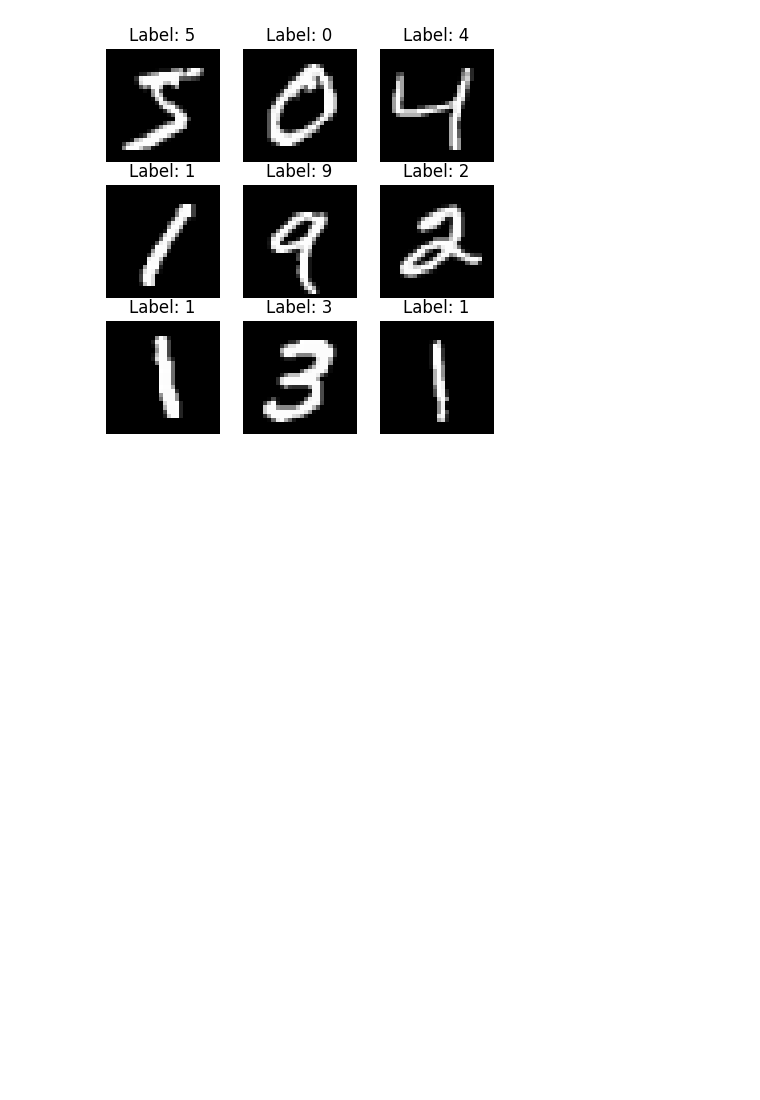
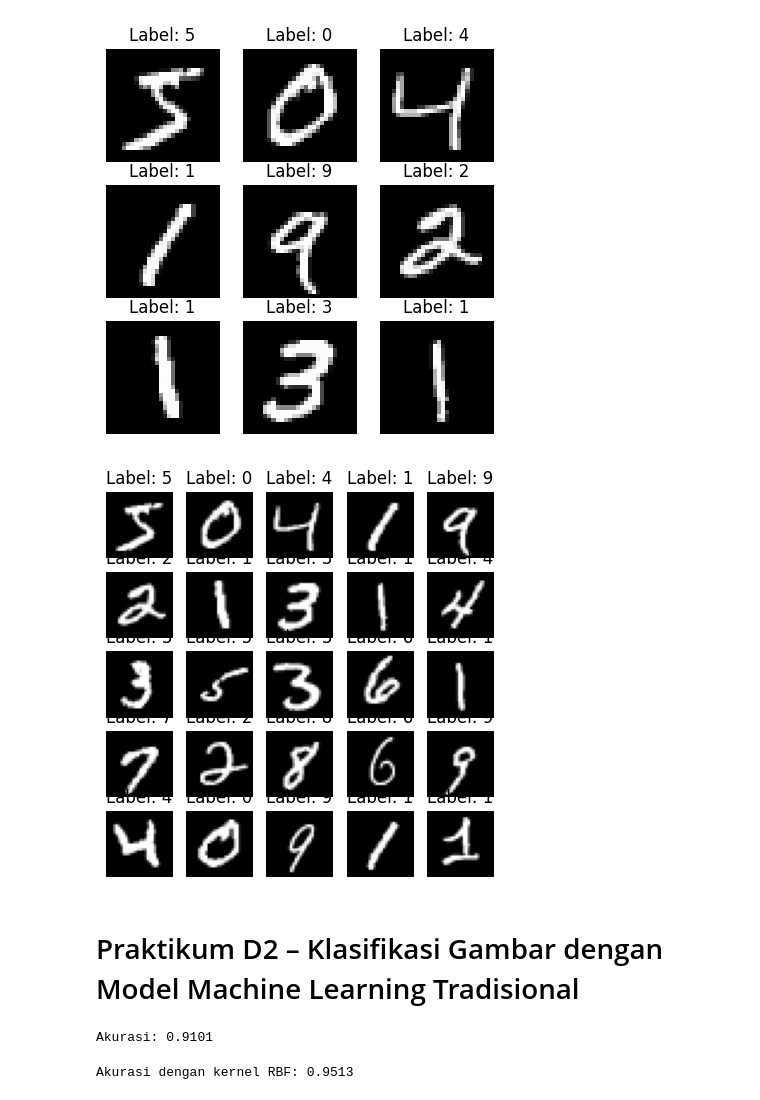
Before and after one commit to SalRez0810/2025_Computer_Vision_TI_2A, a Jupyter notebook: Praktikum_02.ipynb, the cells around one changed output. Saved outputs shown, nothing was run; the diff lists cells and outputs as text; code cells hidden in the pictures; blank space fills up the shorter version.

```diff
--- a/Praktikum_02.ipynb
+++ b/Praktikum_02.ipynb
@@ -20,3 +20,55 @@ for i in range(9):
 plt.show()
 # %% [output]
 [figure]
+# %%
+import numpy as np
+import matplotlib.pyplot as plt
+from tensorflow.keras.datasets import mnist
+
+#Load data
+(x_train, y_train), (x_test, y_test) = mnist.load_data()
+
+#Tampilkan contoh
+plt.figure(figsize=(5,5))
+for i in range(25):
+  plt.subplot(5,5,i+1)
+  plt.imshow(x_train[i], cmap='gray')
+  plt.title(f"Label: {y_train[i]}")
+  plt.axis('off')
+plt.show()
+# %% [output]
+[figure, added]
+# %% [markdown]
+# Praktikum D2 – Klasifikasi Gambar dengan Model Machine Learning Tradisional
+# %%
+from sklearn import svm
+from sklearn.metrics import accuracy_score
+
+# Flatten
+x_train_flat = x_train.reshape(len(x_train), -1) / 255.0
+x_test_flat = x_test.reshape(len(x_test), -1) / 255.0
+
+# SVM
+clf = svm.SVC(kernel='linear', gamma='scale')
+clf.fit(x_train_flat[:5000], y_train[:5000])  # gunakan subset karena SVM berat
+y_pred = clf.predict(x_test_flat)
+
+print("Akurasi:", accuracy_score(y_test, y_pred))
+# %% [output]
+Akurasi: 0.9101
+# %%
+from sklearn import svm
+from sklearn.metrics import accuracy_score
+
+# Flatten
+x_train_flat = x_train.reshape(len(x_train), -1) / 255.0
+x_test_flat = x_test.reshape(len(x_test), -1) / 255.0
+
+# SVM
+clf = svm.SVC(kernel='rbf', gamma='scale')
+clf.fit(x_train_flat[:5000], y_train[:5000])
+y_pred = clf.predict(x_test_flat)
+
+print("Akurasi dengan kernel RBF:", accuracy_score(y_test, y_pred))
+# %% [output]
+Akurasi dengan kernel RBF: 0.9513
```
Also changed, not shown: parts of 20 cells of this notebook.
